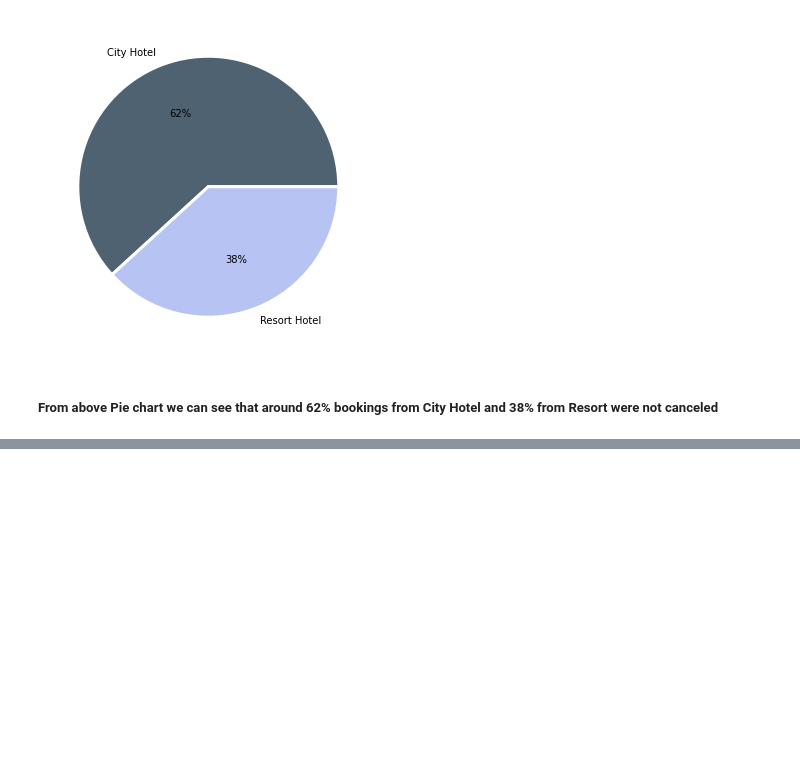
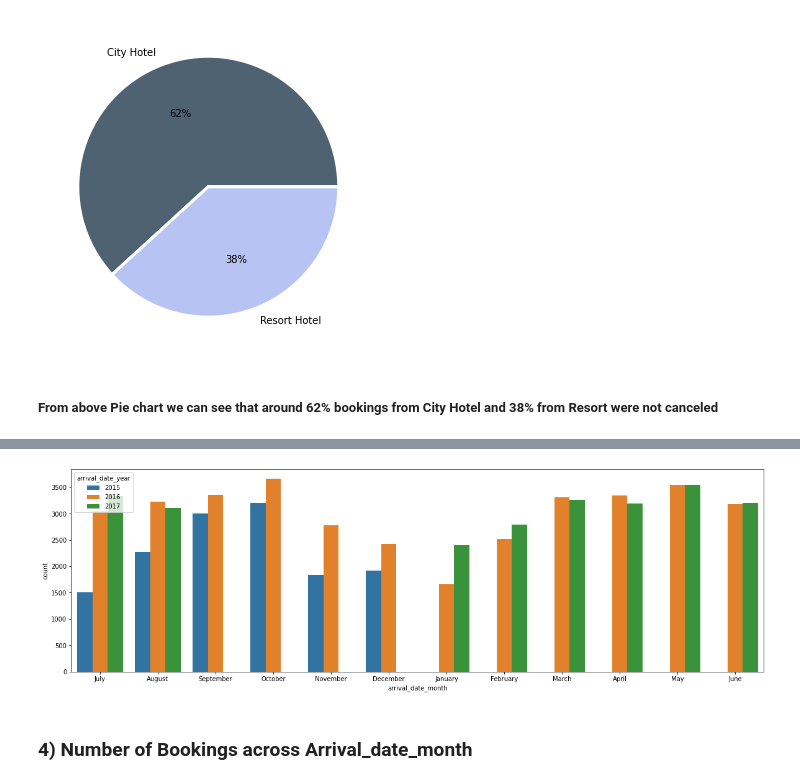
Before and after one commit to shinkarkunal/EDA_Hotel_booking, a Jupyter notebook: Hotel_Booking_Analysis_Capstone_Project_KUNAL_SHINKAR_ipynb.ipynb, the cells around one changed output, grey strips where cells are left out. Cells and saved outputs as stored; diff of their text form; code cells hidden in the pictures; blank space fills up the shorter version.

```diff
--- a/Hotel_Booking_Analysis_Capstone_Project_KUNAL_SHINKAR_ipynb.ipynb
+++ b/Hotel_Booking_Analysis_Capstone_Project_KUNAL_SHINKAR_ipynb.ipynb
@@ -349,0 +367,9 @@ plt.show()
+# %%
+# countplot for number of bookings per month on each year
+plt.figure(figsize=(20,6))
+sns.countplot(x='arrival_date_month',hue='arrival_date_year',data=not_cancel_bookings)
+plt.show()
+# %% [output]
+[figure, added]
+# %% [markdown]
+### 4) Number of Bookings across Arrival_date_month
```
Also changed, not shown: parts of 6 cells of this notebook.
